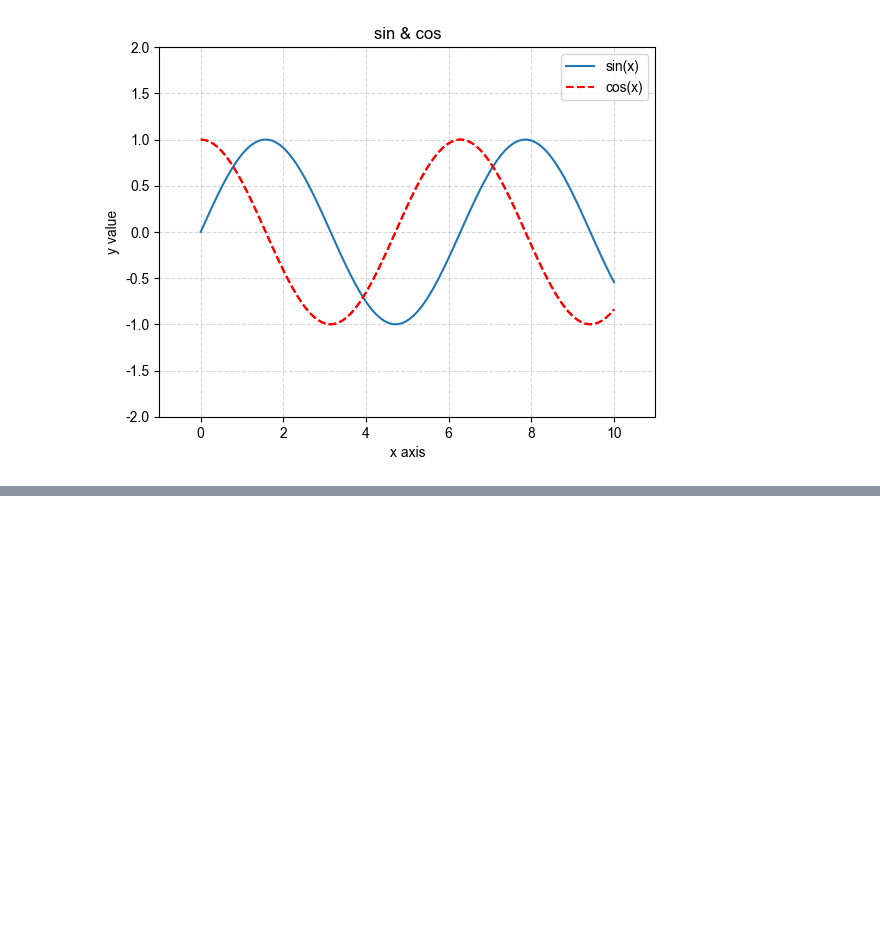
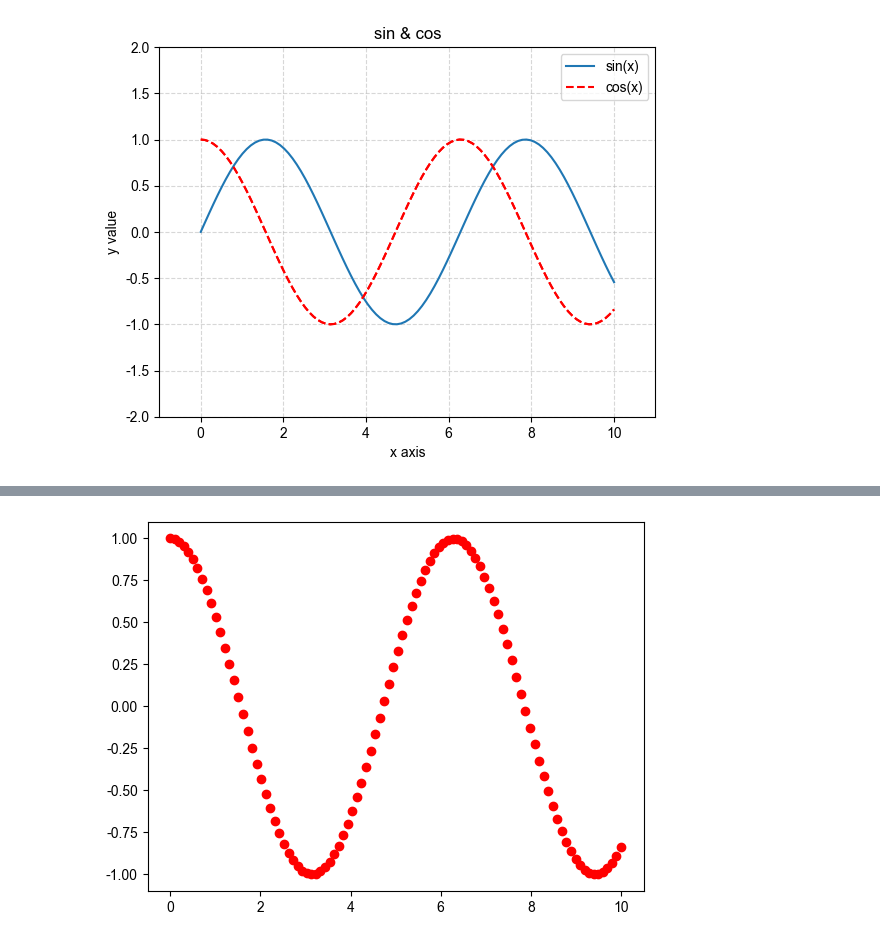
Before and after one commit to hughxusu/lesson-py, a Jupyter notebook: codes/23-matplotlib/a-matplotlib.ipynb, the cells around one changed output, grey strips where cells are left out. Drawn from its saved outputs; the diff is of its cells as text; code cells hidden in the pictures; blank space fills up the shorter version.

```diff
--- a/codes/23-matplotlib/a-matplotlib.ipynb
+++ b/codes/23-matplotlib/a-matplotlib.ipynb
@@ -47,0 +57,6 @@ plt.show()
+# %%
+cosy = np.cos(x)
+plt.scatter(x, cosy, color='r')
+plt.show()
+# %% [output]
+[figure, added]
```
Also changed, not shown: parts of 2 cells of this notebook.
